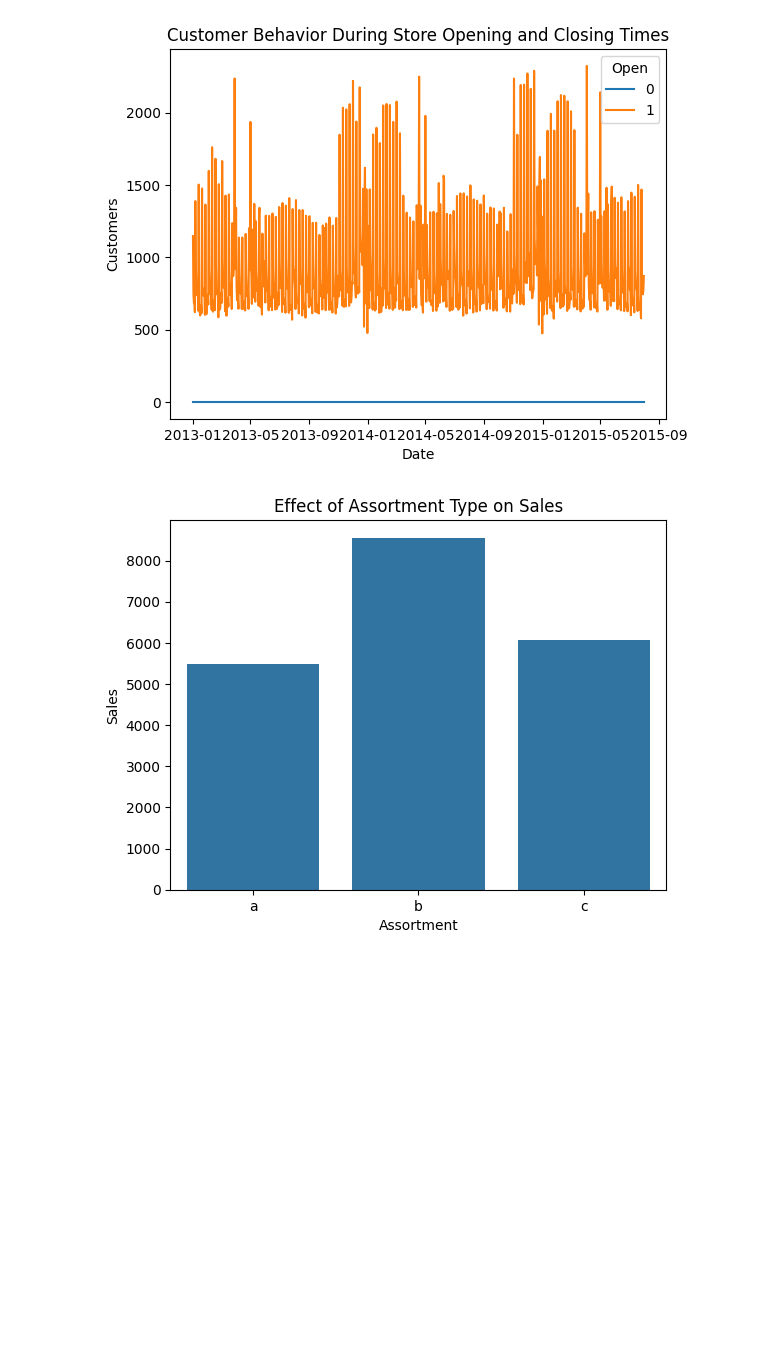
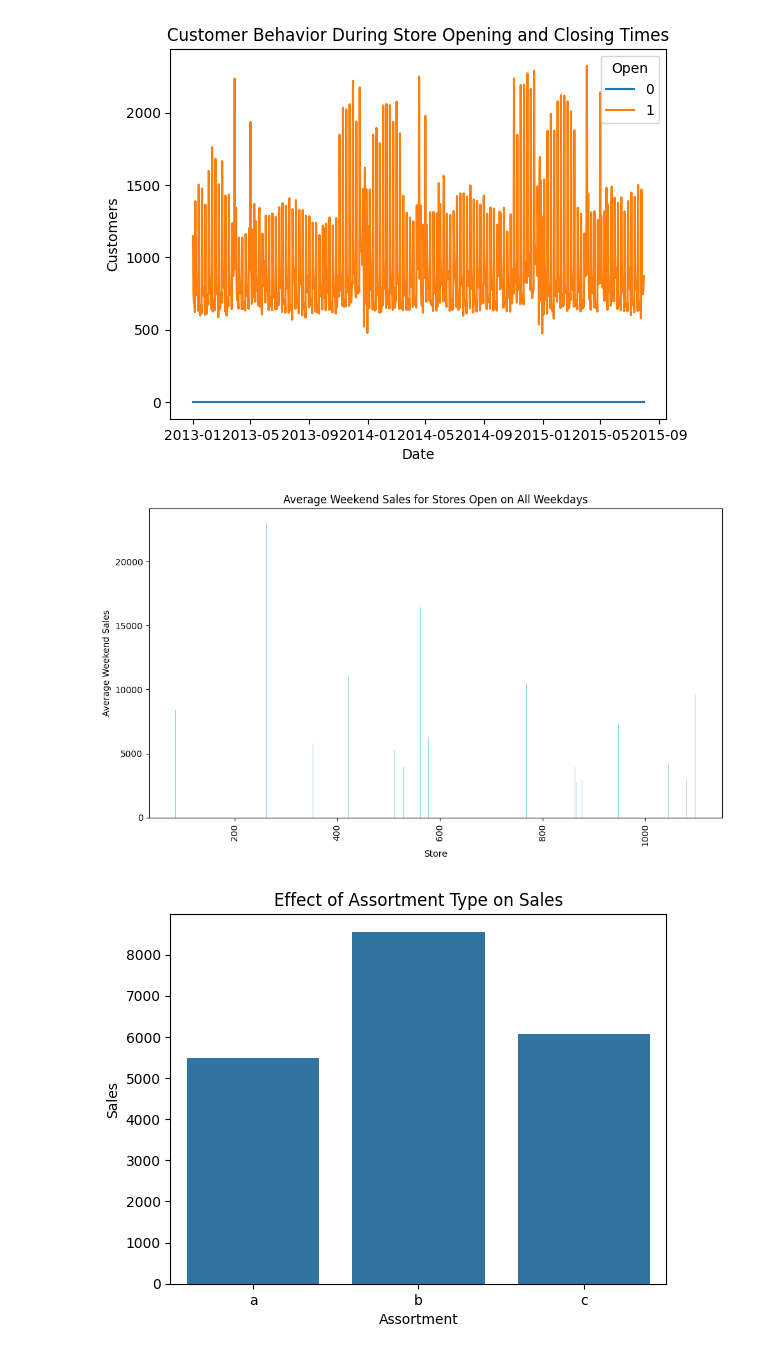
Before and after one commit to mareye132/Rossmann_Pharmaceuticals, a Jupyter notebook: notebooks/Rossman_Exploration.ipynb, the cells around one changed output. Cells and saved outputs as stored; diff of their text form; code cells hidden in the pictures; blank space fills up the shorter version.

```diff
--- a/notebooks/Rossman_Exploration.ipynb
+++ b/notebooks/Rossman_Exploration.ipynb
@@ -146,15 +170,31 @@ logging.info('Analyzed customer trends during store opening/closing')
 # %% [output]
 [figure]
 # %%
+import matplotlib.pyplot as plt
+import logging
+
 # Analyze stores that are open on all weekdays
 weekday_open_stores = merged_df[merged_df['Open'] == 1].groupby('Store')['DayOfWeek'].nunique()
 open_all_week = weekday_open_stores[weekday_open_stores == 7].index  # Stores open every weekday
 
 # Analyze weekend sales for these stores
 weekend_sales = merged_df[(merged_df['Store'].isin(open_all_week)) & (merged_df['DayOfWeek'] >= 6)]
 weekend_avg_sales = weekend_sales.groupby('Store')['Sales'].mean()
 
+# Plot the average weekend sales
+plt.figure(figsize=(10, 6))
+plt.bar(weekend_avg_sales.index, weekend_avg_sales.values, color='skyblue')
+plt.xlabel('Store')
+plt.ylabel('Average Weekend Sales')
+plt.title('Average Weekend Sales for Stores Open on All Weekdays')
+plt.xticks(rotation=90)  # Rotate x-axis labels if needed
+plt.tight_layout()
+plt.show()
+
+# Logging info
 logging.info('Analyzed how store weekday opening affects weekend sales')
+# %% [output]
+[figure, added]
 # %%
 # Analyzing the effect of assortment type on sales
 assortment_sales = merged_df.groupby('Assortment')['Sales'].mean().reset_index()
```
Also changed, not shown: parts of 6 cells of this notebook, 1 other file.
